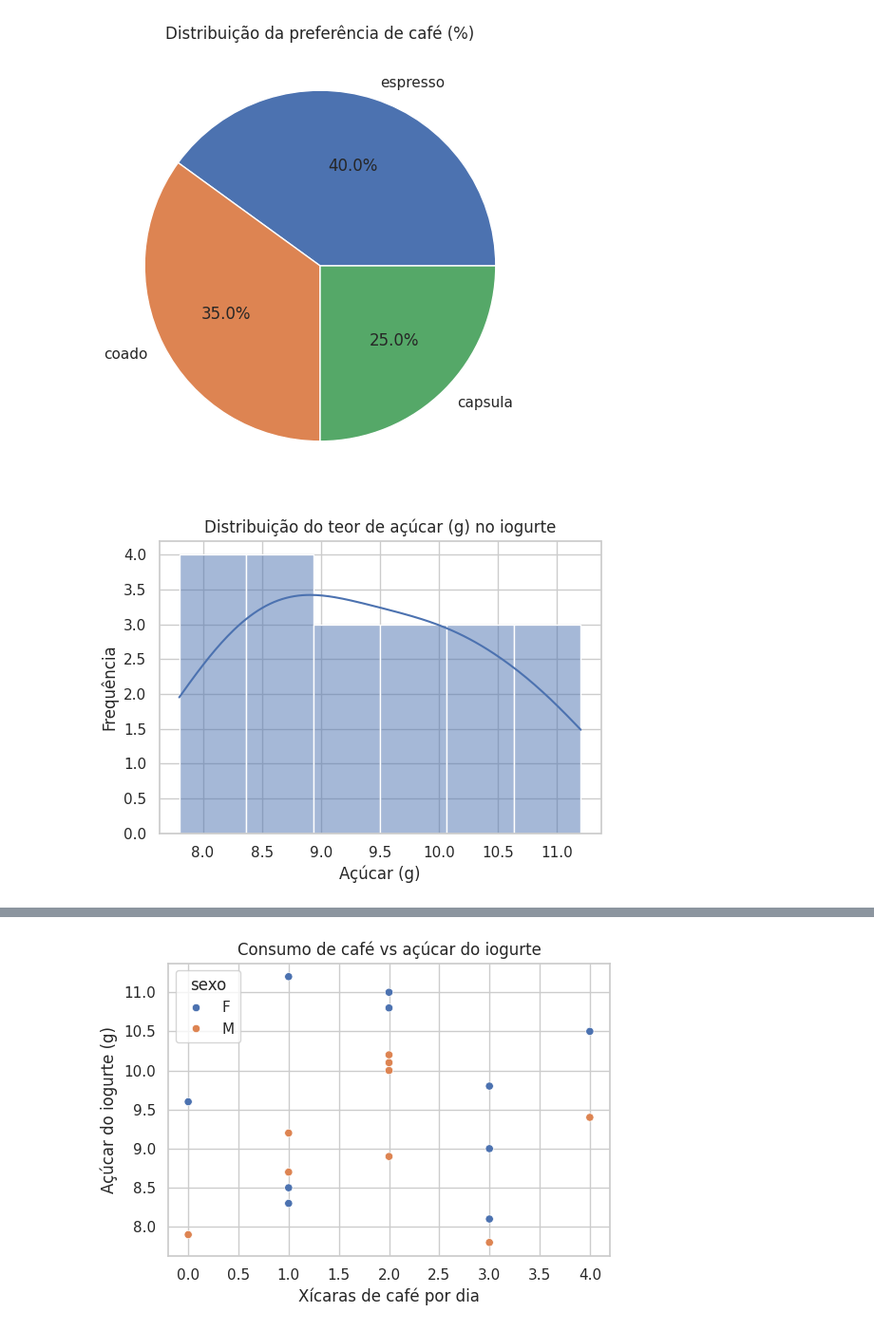
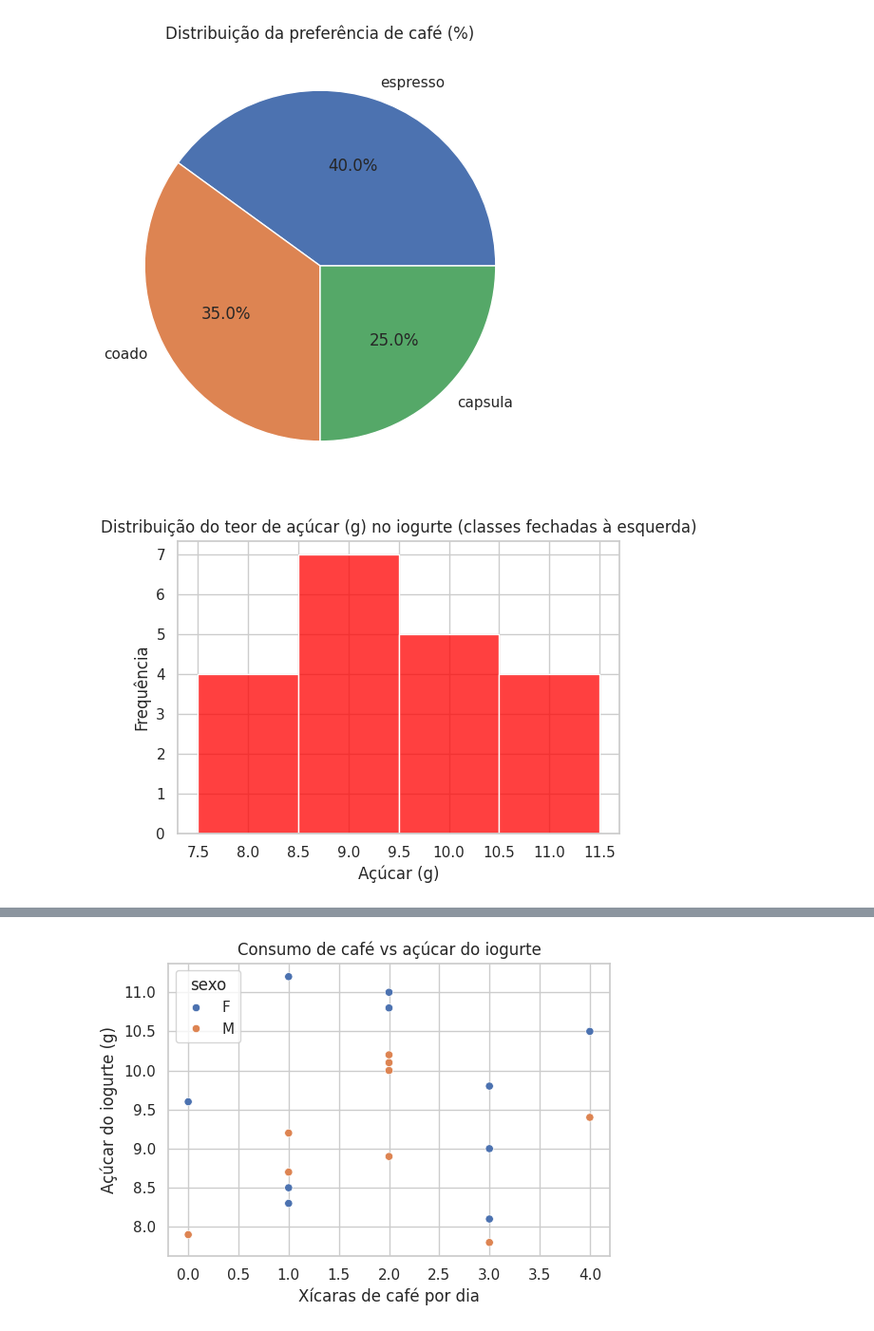
Before and after one commit to clobos/Alimentos_2026, a Jupyter notebook: semana02.ipynb, the cells around one changed output, grey strips where cells are left out. Shown at 95% size. Drawn from its saved outputs; the diff is of its cells as text; code cells hidden in the pictures.

```diff
--- a/semana02.ipynb
+++ b/semana02.ipynb
@@ -138,10 +151,10 @@ plt.show()
 [figure]
 # %%
 plt.figure(figsize=(6,4))
-sns.histplot(data=dados, x="acucar_iogurte_g", bins=6, kde=True)
-plt.title("Distribuição do teor de açúcar (g) no iogurte")
+sns.histplot(data=dados, x="acucar_iogurte_g", bins=[7.5, 8.5, 9.5, 10.5, 11.5], kde=False, color="red")
+plt.title("Distribuição do teor de açúcar (g) no iogurte (classes fechadas à esquerda)")
 plt.xlabel("Açúcar (g)")
 plt.ylabel("Frequência")
 plt.show()
 # %% [output]
-[figure, old version]
+[figure, new version]
```
Also changed, not shown: parts of 6 cells of this notebook.
